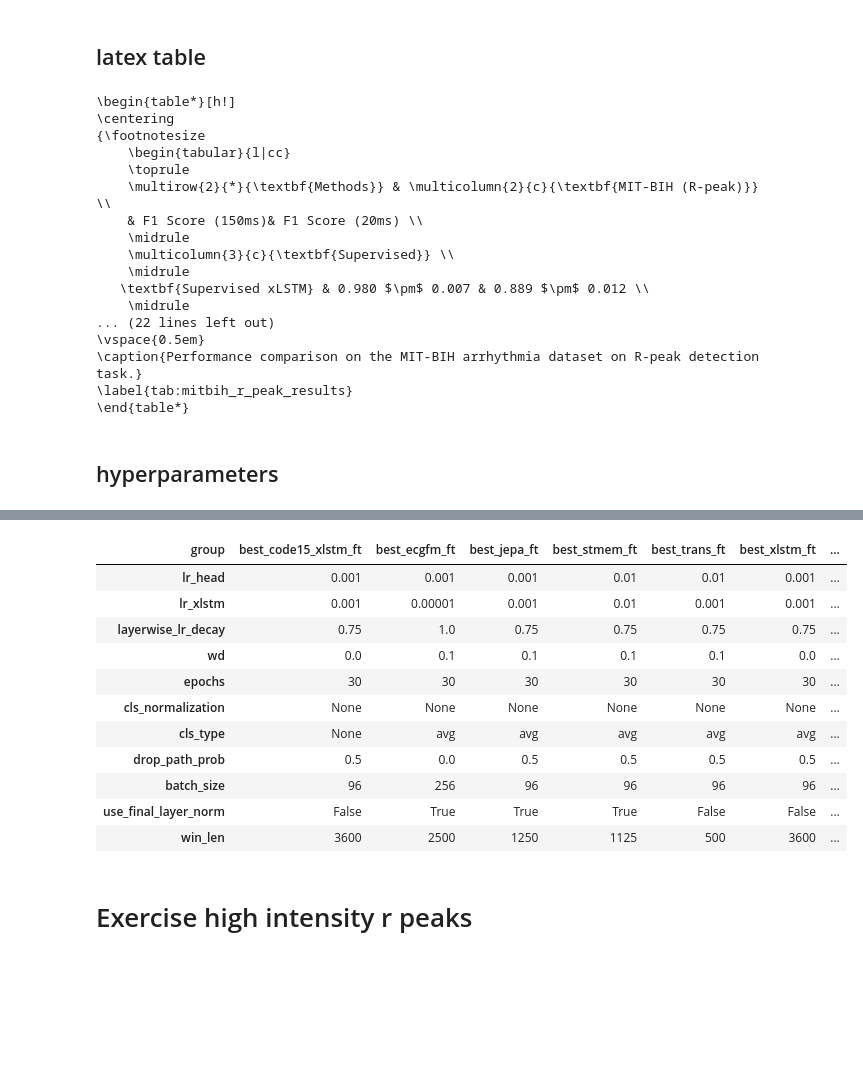
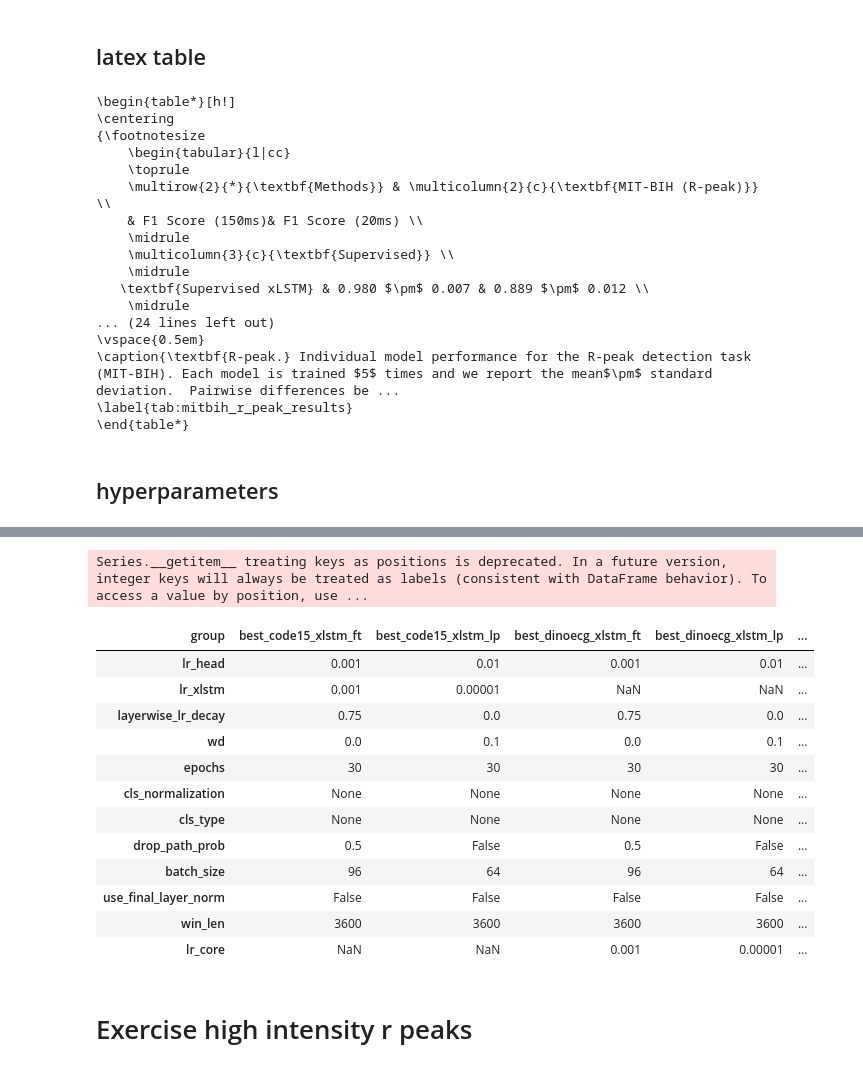
Before and after one commit to Lobster1911/bench-xecg-indian-benchmark, a Jupyter notebook: metrics.ipynb, the cells around one changed output, grey strips where cells are left out. Cells and saved outputs as stored; diff of their text form; code cells hidden in the pictures; blank space fills up the shorter version.

```diff
--- a/metrics.ipynb
+++ b/metrics.ipynb
@@ -647,9 +635,9 @@ def plot_pvalues_heatmap(df, groups_ft, groups_lp, metric, title=None, figsize=(
 
     plt.show()
 # %%
-ft_groups = ['best_xlstm_ft', 'best_ecgfm_ft', 'best_jepa_ft', 'best_stmem_ft', 'best_trans_ft', 'best_xlstm_sup', 'best_code15_xlstm_ft', 'best_ecgcpc_ft']
-ft_groups_table = ['best_xlstm_ft', 'best_ecgfm_ft', 'best_jepa_ft', 'best_stmem_ft', 'best_trans_ft', 'best_xlstm_sup', 'best_code15_xlstm_ft', 'best_ecgcpc_ft']
-lp_groups = ['best_ecgfm_lp', 'best_jepa_lp', 'best_stmem_lp', 'best_trans_lp', 'best_xlstm_lp', 'best_code15_xlstm_lp', 'best_ecgcpc_lp']
+ft_groups = ['best_xlstm_ft', 'best_ecgfm_ft', 'best_jepa_ft', 'best_stmem_ft', 'best_trans_ft', 'best_xlstm_sup', 'best_code15_xlstm_ft', 'best_dinoecg_xlstm_ft', 'best_ecgcpc_ft']
+ft_groups_table = ['best_xlstm_ft', 'best_ecgfm_ft', 'best_jepa_ft', 'best_stmem_ft', 'best_trans_ft', 'best_code15_xlstm_ft', 'best_dinoecg_xlstm_ft', 'best_ecgcpc_ft']
+lp_groups = ['best_ecgfm_lp', 'best_jepa_lp', 'best_stmem_lp', 'best_trans_lp', 'best_xlstm_lp', 'best_code15_xlstm_lp', 'best_dinoecg_xlstm_lp', 'best_ecgcpc_lp']
 # %% [markdown]
 # PTB-XL metrics
 # %%
@@ -1083,6 +1181,8 @@ styled_df_mit_r_peaks_lp
 # %%
 print(df_to_latex_table_single_task(
     records_mit_r_peaks, rename_map_latex,
+    groups_lp= lp_groups,
+    groups_ft= ft_groups_table,
     metrics=[
         ("test_f1_150", "F1 Score (150ms)", "max"),
         ("test_f1_20", "F1 Score (20ms)", "max"),
@@ -1105,9 +1205,9 @@ print(df_to_latex_table_single_task(
     \midrule
    \textbf{Supervised xLSTM} & 0.980 $\pm$ 0.007 & 0.889 $\pm$ 0.012 \\
     \midrule
-... (22 lines left out)
+... (24 lines left out)
 \vspace{0.5em}
-\caption{Performance comparison on the MIT-BIH arrhythmia dataset on R-peak detection task.}
+\caption{\textbf{R-peak.} Individual model performance for the R-peak detection task (MIT-BIH). Each model is trained $5$ times and we report the mean$\pm$ standard deviation.  Pairwise differences be ...
 \label{tab:mitbih_r_peak_results}
 \end{table*}
 # %% [markdown]
@@ -1115,8 +1215,8 @@ print(df_to_latex_table_single_task(
 # %%
 records_configs_mit_rpeak = get_records(
     "train-mitbih-r_peaks",
-    config=['lr_head','lr_core', 'layerwise_lr_decay', 'wd', 'epochs', 'cls_normalization', 'cls_type', 'drop_path_prob', 'batch_size', 'use_final_layer_norm', 'win_len'],
-    pattern=(lambda run: run.group in ft_groups),
+    config=['lr_head','lr_core', 'lr_xlstm', 'layerwise_lr_decay', 'wd', 'epochs', 'cls_normalization', 'cls_type', 'drop_path_prob', 'batch_size', 'use_final_layer_norm', 'win_len'],
+    pattern=(lambda run: run.group in lp_groups + ft_groups),
     regex="^best_"
 )
 
@@ -1128,15 +1262,17 @@ most_occurrent_mit_rpeak.T
+Series.__getitem__ treating keys as positions is deprecated. In a future version, integer keys will always be treated as labels (consistent with DataFrame behavior). To access a value by position, use ...
-| group | best_code15_xlstm_ft | best_ecgfm_ft | best_jepa_ft | best_stmem_ft | best_trans_ft | best_xlstm_ft | ... |
-| lr_head | 0.001 | 0.001 | 0.001 | 0.01 | 0.01 | 0.001 | ... |
-| lr_xlstm | 0.001 | 0.00001 | 0.001 | 0.01 | 0.001 | 0.001 | ... |
-| layerwise_lr_decay | 0.75 | 1.0 | 0.75 | 0.75 | 0.75 | 0.75 | ... |
-| wd | 0.0 | 0.1 | 0.1 | 0.1 | 0.1 | 0.0 | ... |
-| epochs | 30 | 30 | 30 | 30 | 30 | 30 | ... |
-| cls_normalization | None | None | None | None | None | None | ... |
-| cls_type | None | avg | avg | avg | avg | avg | ... |
-| drop_path_prob | 0.5 | 0.0 | 0.5 | 0.5 | 0.5 | 0.5 | ... |
-| batch_size | 96 | 256 | 96 | 96 | 96 | 96 | ... |
-| use_final_layer_norm | False | True | True | True | False | False | ... |
-| win_len | 3600 | 2500 | 1250 | 1125 | 500 | 3600 | ... |
+| group | best_code15_xlstm_ft | best_code15_xlstm_lp | best_dinoecg_xlstm_ft | best_dinoecg_xlstm_lp | ... |
+| lr_head | 0.001 | 0.01 | 0.001 | 0.01 | ... |
+| lr_xlstm | 0.001 | 0.00001 | NaN | NaN | ... |
+| layerwise_lr_decay | 0.75 | 0.0 | 0.75 | 0.0 | ... |
+| wd | 0.0 | 0.1 | 0.0 | 0.1 | ... |
+| epochs | 30 | 30 | 30 | 30 | ... |
+| cls_normalization | None | None | None | None | ... |
+| cls_type | None | None | None | None | ... |
+| drop_path_prob | 0.5 | False | 0.5 | False | ... |
+| batch_size | 96 | 64 | 96 | 64 | ... |
+| use_final_layer_norm | False | False | False | False | ... |
+| win_len | 3600 | 3600 | 3600 | 3600 | ... |
+| lr_core | NaN | NaN | 0.001 | 0.00001 | ... |
 # %% [markdown]
 # Exercise high intensity r peaks
 # %%
```
Also changed, not shown: parts of 82 cells of this notebook, 23 other files.
